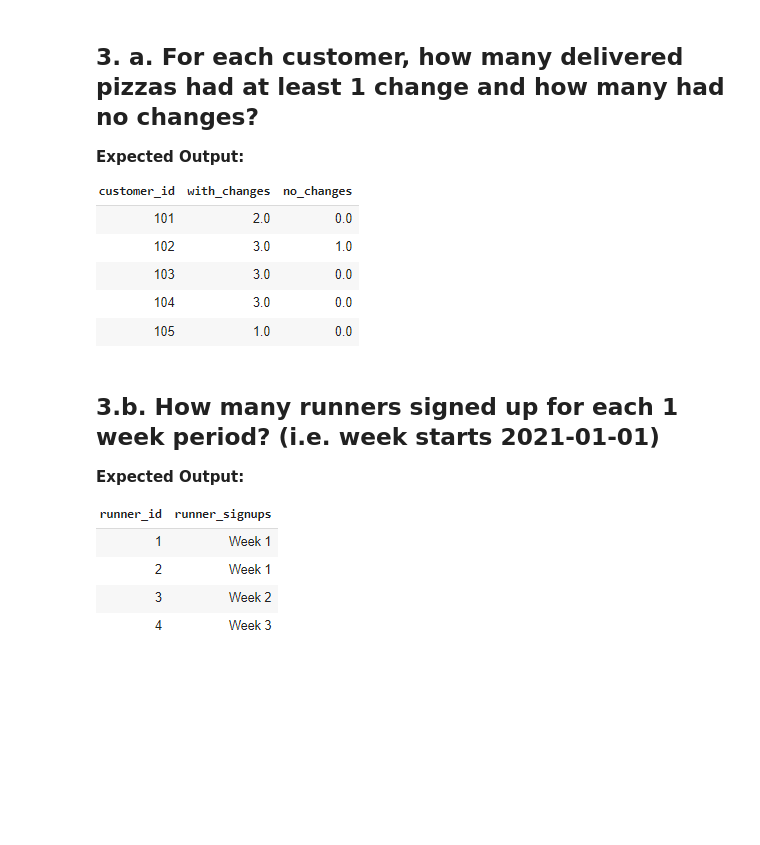
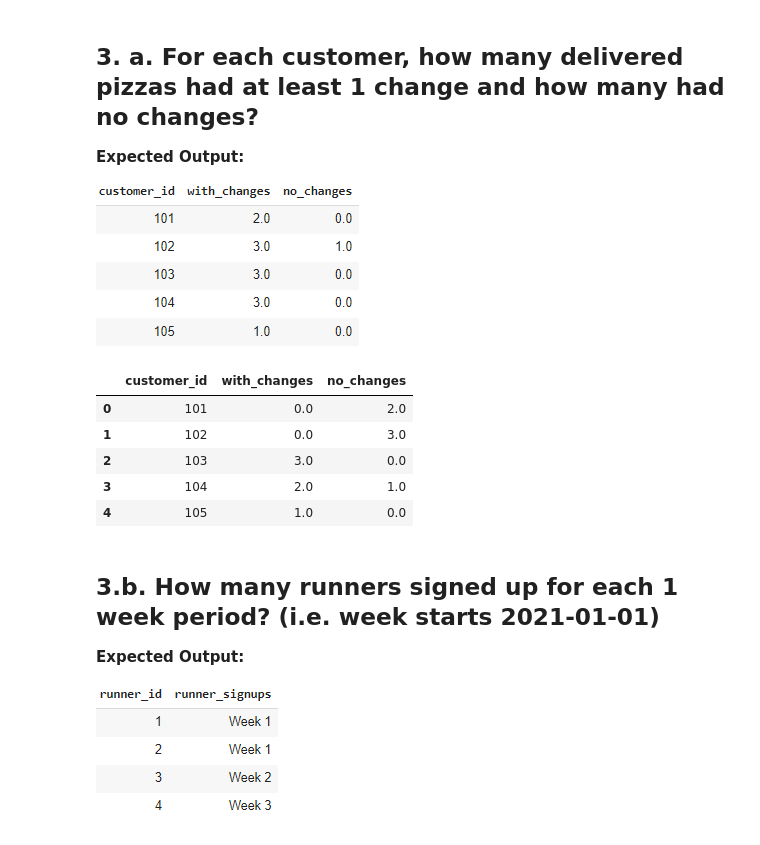
Before and after one commit to vinayakpotdar2114/Daily-Assignemnts, a Jupyter notebook: Assignment_Week_3_Day_2.ipynb, the cells around one changed output. Drawn from its saved outputs; the diff is of its cells as text; code cells hidden in the pictures; blank space fills up the shorter version.

```diff
--- a/Assignment_Week_3_Day_2.ipynb
+++ b/Assignment_Week_3_Day_2.ipynb
@@ -352,3 +353,26 @@ This table contains all of the topping_name values with their corresponding topp
+# %%
+# Write Your Code here
+mysql('''select customer_orders.customer_id,
+sum(case
+  when (exclusions is not null and exclusions != 0) or (extras is not null and extras != 0) then 1
+        else 0
+        end )as with_changes,
+sum(case
+  when (exclusions is null or exclusions = 0) and (extras is null or extras = 0) then 1
+        else 0
+        end ) as no_changes
+from customer_orders
+inner join runner_orders
+on runner_orders.order_id = customer_orders.order_id
+where runner_orders.distance != 0
+group by customer_orders.customer_id;''')
+# %% [output]
+|  | customer_id | with_changes | no_changes |
+| 0 | 101 | 0.0 | 2.0 |
+| 1 | 102 | 0.0 | 3.0 |
+| 2 | 103 | 3.0 | 0.0 |
+| 3 | 104 | 2.0 | 1.0 |
+| 4 | 105 | 1.0 | 0.0 |
 # %% [markdown]
 ## 3.b.  How many runners signed up for each 1 week period? (i.e. week starts 2021-01-01)
 
```
Also changed, not shown: parts of 12 cells of this notebook.
